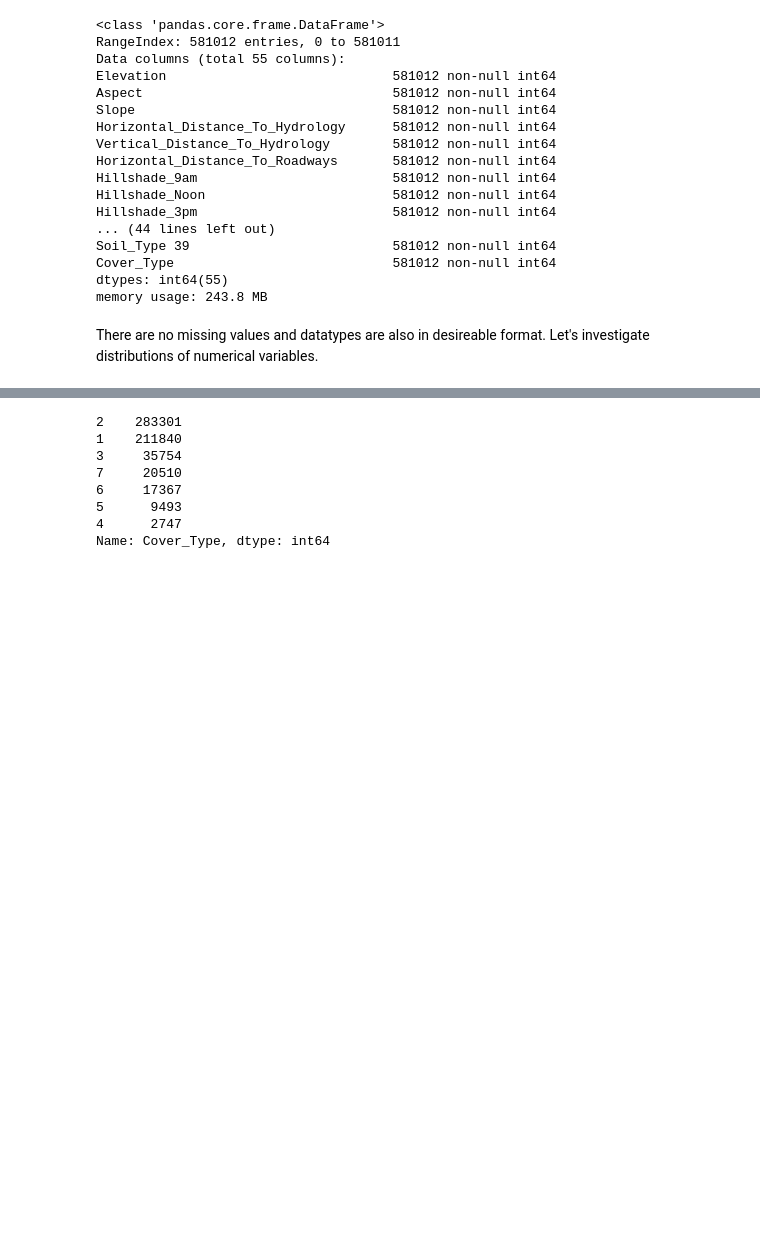
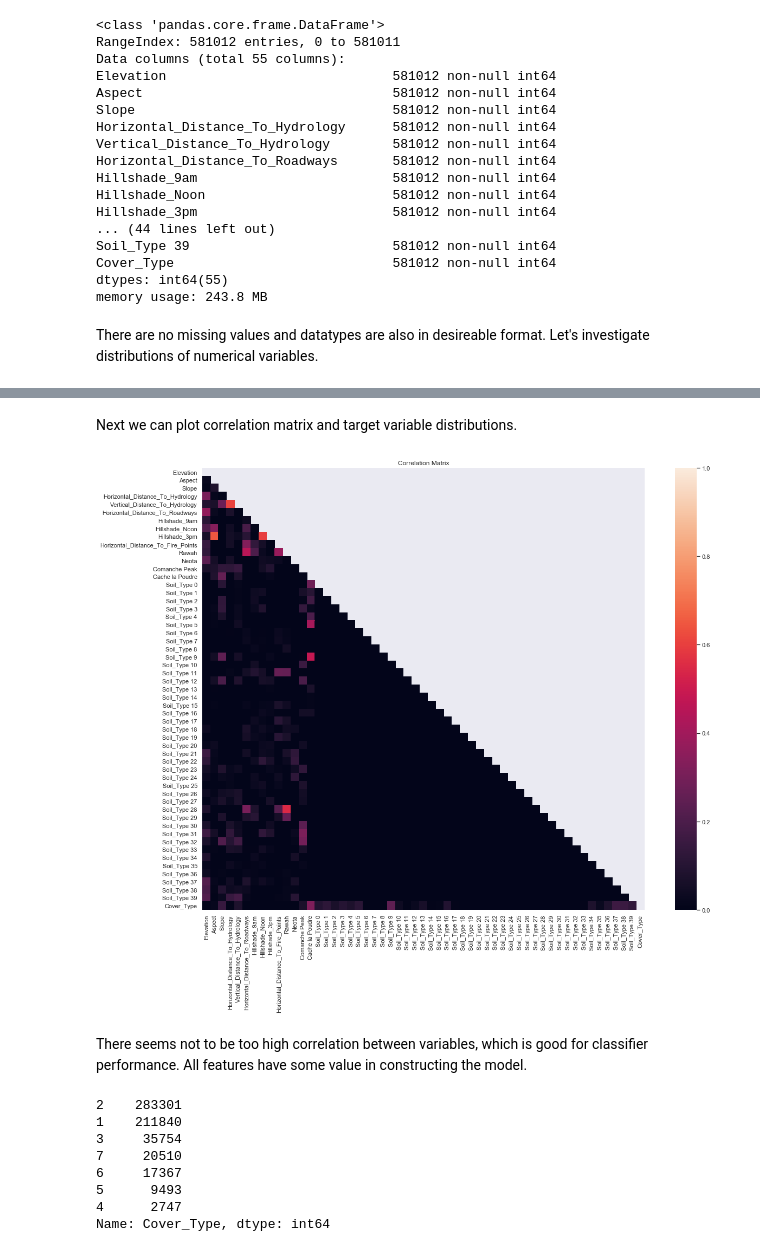
Before and after one commit to mskl/ist-mi-cdadosi7, a Jupyter notebook: project/joona_project_forestry.ipynb, the cells around one changed output, grey strips where cells are left out. Drawn from its saved outputs; the diff is of its cells as text; code cells hidden in the pictures; blank space fills up the shorter version.

```diff
--- a/project/joona_project_forestry.ipynb
+++ b/project/joona_project_forestry.ipynb
@@ -96,3 +112,22 @@ There doesn't seem to be clear outliers. Next we can plot target variable distri
+# %% [markdown]
+ Next we can plot correlation matrix and target variable distributions.
+# %%
+fig, ax = plt.subplots(figsize=(20, 15))
+
+# Calculate correlations
+corr = data.corr()
+
+# Using mask for plotting only the other half of the correlation matrix
+mask = np.zeros_like(corr)
+mask[np.triu_indices_from(mask)] = True
+
+ax = sns.heatmap(data=corr, vmin=0, vmax=1, mask=mask, square=True)
+ax.set(title='Correlation Matrix')
+plt.show()
+# %% [output]
+[figure, added]
+# %% [markdown]
+There seems not to be too high correlation between variables, which is good for classifier performance. All features have some value in constructing the model.
 # %%
 sns.countplot(data.Cover_Type);
 print(data.Cover_Type.value_counts())
```
Also changed, not shown: parts of 16 cells of this notebook.
